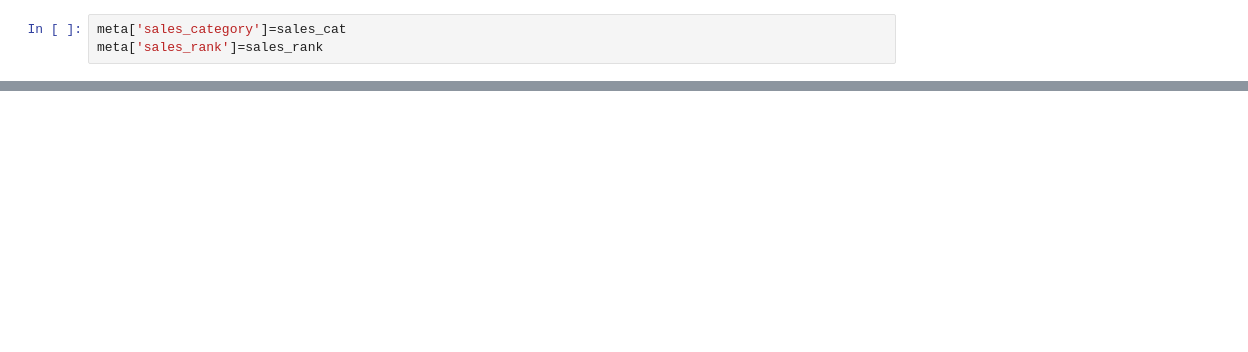
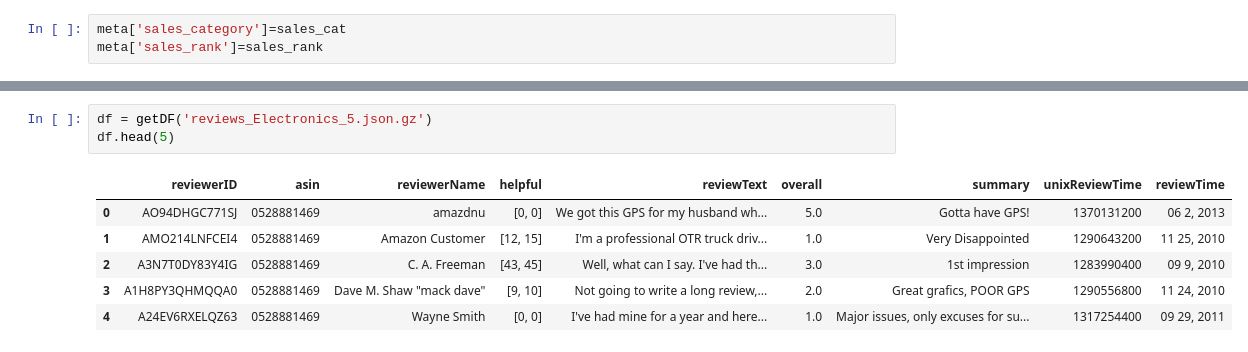
Before and after one commit to sourabhlal/ada2017, a Jupyter notebook: Project/meta_electronics_merge.ipynb, the cells around one changed output, grey strips where cells are left out. Drawn from its saved outputs; the diff is of its cells as text; blank space fills up the shorter version.

```diff
--- a/Project/meta_electronics_merge.ipynb
+++ b/Project/meta_electronics_merge.ipynb
@@ -101,0 +130,10 @@ meta_use
+# %%
+df = getDF('reviews_Electronics_5.json.gz')
+df.head(5)
+# %% [output]
+|  | reviewerID | asin | reviewerName | helpful | reviewText | overall | summary | unixReviewTime | reviewTime |
+| 0 | AO94DHGC771SJ | 0528881469 | amazdnu | [0, 0] | We got this GPS for my husband wh... | 5.0 | Gotta have GPS! | 1370131200 | 06 2, 2013 |
+| 1 | AMO214LNFCEI4 | 0528881469 | Amazon Customer | [12, 15] | I'm a professional OTR truck driv... | 1.0 | Very Disappointed | 1290643200 | 11 25, 2010 |
+| 2 | A3N7T0DY83Y4IG | 0528881469 | C. A. Freeman | [43, 45] | Well, what can I say. I've had th... | 3.0 | 1st impression | 1283990400 | 09 9, 2010 |
+| 3 | A1H8PY3QHMQQA0 | 0528881469 | Dave M. Shaw "mack dave" | [9, 10] | Not going to write a long review,... | 2.0 | Great grafics, POOR GPS | 1290556800 | 11 24, 2010 |
+| 4 | A24EV6RXELQZ63 | 0528881469 | Wayne Smith | [0, 0] | I've had mine for a year and here... | 1.0 | Major issues, only excuses for su... | 1317254400 | 09 29, 2011 |
```
Also changed, not shown: parts of 52 cells of this notebook, 5 other files.
